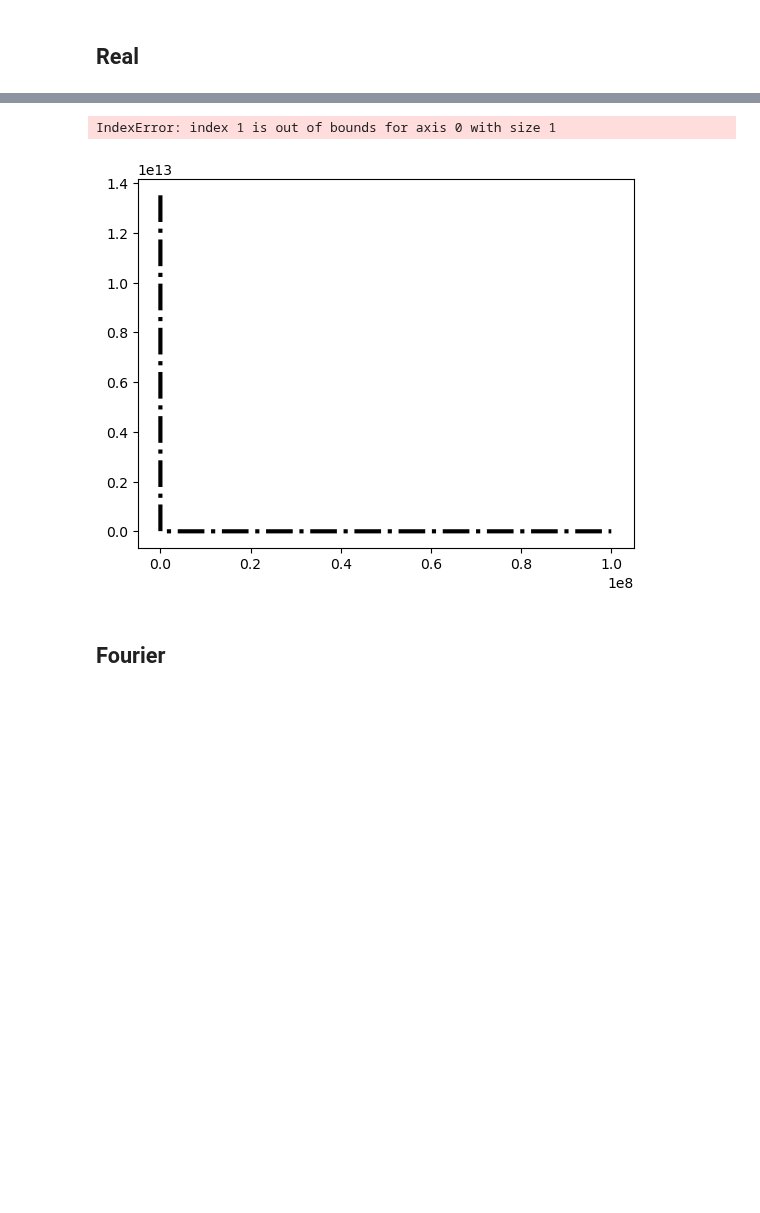
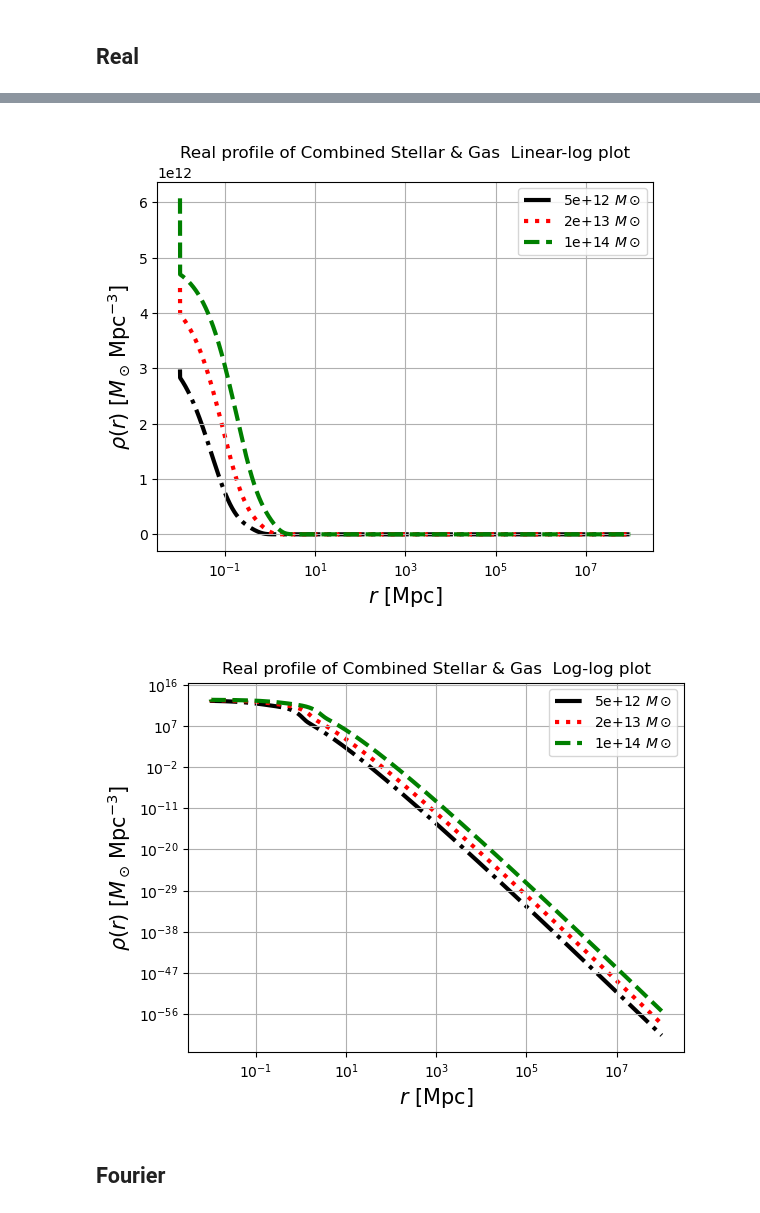
Before and after one commit to Catherine-Lambe/Oxford-Internship-Practices, a Jupyter notebook: ClassCreations_combinedGasStellarProfile_220724.ipynb, the cells around one changed output, grey strips where cells are left out. Saved outputs shown, nothing was run; the diff lists cells and outputs as text; code cells hidden in the pictures; blank space fills up the shorter version.

```diff
--- a/ClassCreations_combinedGasStellarProfile_220724.ipynb
+++ b/ClassCreations_combinedGasStellarProfile_220724.ipynb
@@ -298,9 +298,16 @@ class CombinedStellarGasProfile(ccl.halos.profiles.profile_base.HaloProfile):
         prof_bd = self.boundProfile._real(r, M, call_interp, scale_a) # boundGas_profile._real(self, r, M, call_interp, scale_a)
         prof_stell = self.stellProfile._real(r, M, centre_pt, scale_a) # _real(self, r, M, centre_pt=None, scale_a=1):
 
-        profile = np.dot(f_ej.reshape(1,3),prof_ej) + np.dot(f_bd.reshape(1,3),prof_bd) + np.dot(f_stell.reshape(1,3),prof_stell)
-        print(np.shape(profile))
-        return profile
+        if np.shape(M) == ():
+            prof_array = f_ej*prof_ej + f_bd*prof_bd + f_stell*prof_stell
+        else:
+            prof_array = np.zeros(len(M), dtype=object)
+            i = 0
+            for e, b, s in zip(f_ej, f_bd, f_stell): # should be same as: for mass in M
+                profile = e*prof_ej[i] + b*prof_bd[i] + s*prof_stell[i]
+                prof_array[i] = profile
+                i+=1
+        return prof_array
 
     def _fourier(self, k, M, # call_frac=True, f_bd = 1, f_stell=0,
                  call_interp=True, scale_a=1, centre_pt=None):
@@ -310,7 +317,19 @@ class CombinedStellarGasProfile(ccl.halos.profiles.profile_base.HaloProfile):
         prof_ej = self.ejProfile._fourier(k, M, scale_a)
         prof_bd = self.boundProfile._fourier(k, M, scale_a)
         prof_stell = self.stellProfile._fourier(k, M, scale_a)  # _fourier(self, k, M, scale_a=1)
-        profile = np.dot(f_ej,prof_ej) + np.dot(f_bd,prof_bd) + np.dot(f_stell,prof_stell)
 
-        return profile
+        if np.shape(M) == ():
+            prof_array = f_ej*prof_ej + f_bd*prof_bd + f_stell*prof_stell
+        else:
+            prof_array = np.zeros(len(M), dtype=object)
+            i = 0
+     #       print(np.shape(prof_bd))
+            for e, b, s in zip(f_ej, f_bd, f_stell): # should be same as: for mass in M
+                profile = e*prof_ej[i]
+        #        print(np.shape(prof_bd[i]), np.shape(b), np.shape(prof_bd[0,i]))
+                profile += b*prof_bd[0,i]
+                profile += s*prof_stell[i]
+                prof_array[i] = profile
+                i+=1
+        return prof_array
 # %% [markdown]
@@ -385,30 +394,30 @@ array([[1.35064761e+13, 1.15045873e+13, 1.15043182e+13, ...,
 # %%
 colours, i = ['k-.', 'r:', 'g--'], 0
-title_real = '\nReal profile of Combined gas $f_{bd}=$'+f'{trial_f_bd*100}%'+' & $f_*=$'+f'{trial_f_stell*100}%; '
+title_real = '\nReal profile of Combined Stellar & Gas ' #$f_{bd}=$'+f'{trial_f_bd*100}%'+' & $f_*=$'+f'{trial_f_stell*100}%; '
 for j, col in zip(trial_M, colours):
     plt.plot(trial_r, profTrial_real[i], col, lw=3, zorder = i, label=f'{trial_M[i]:.1g} $M \\odot $')
     i+=1
 plt.ylabel(r'$\rho(r)\,\,[M_\odot\,{\rm Mpc}^{-3}]$', fontsize=15)
 plt.xlabel(r'$r\,\,[{\rm Mpc}]$', fontsize=15);
 plt.title(title_real+' Linear-log plot')
 plt.grid(True)
 plt.legend(loc='best')
 plt.xscale('log');   #plt.xlim(1e-2,1e5);   #plt.ylim(1e-2,1e5);
 
 plt.figure()
 i = 0
 for j, col in zip(trial_M, colours):
     plt.plot(trial_r, profTrial_real[i], col, lw=3, zorder = i, label=f'{trial_M[i]:.1g} $M \\odot $')
     i+=1
 plt.ylabel(r'$\rho(r)\,\,[M_\odot\,{\rm Mpc}^{-3}]$', fontsize=15)
 plt.xlabel(r'$r\,\,[{\rm Mpc}]$', fontsize=15);
 plt.title(title_real+' Log-log plot')
 plt.grid(True)
 plt.legend(loc='best')
 plt.xscale('log');
 plt.yscale('log');
 # %% [output]
-IndexError: index 1 is out of bounds for axis 0 with size 1
-[figure, old version]
+[figure, new version]
+[figure, added]
 # %% [markdown]
 ## Fourier
```
Also changed, not shown: parts of 9 cells of this notebook, 1 other file.
